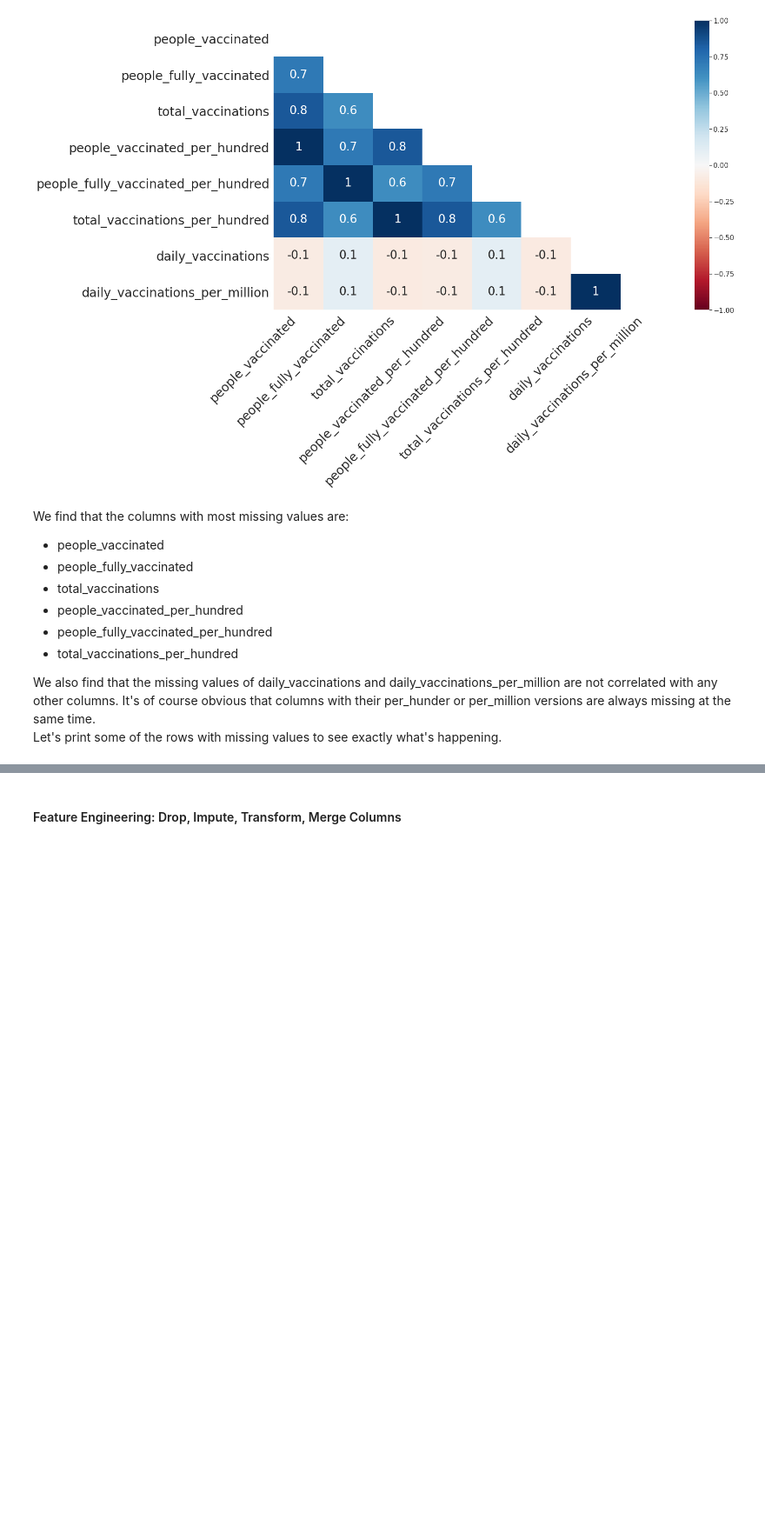
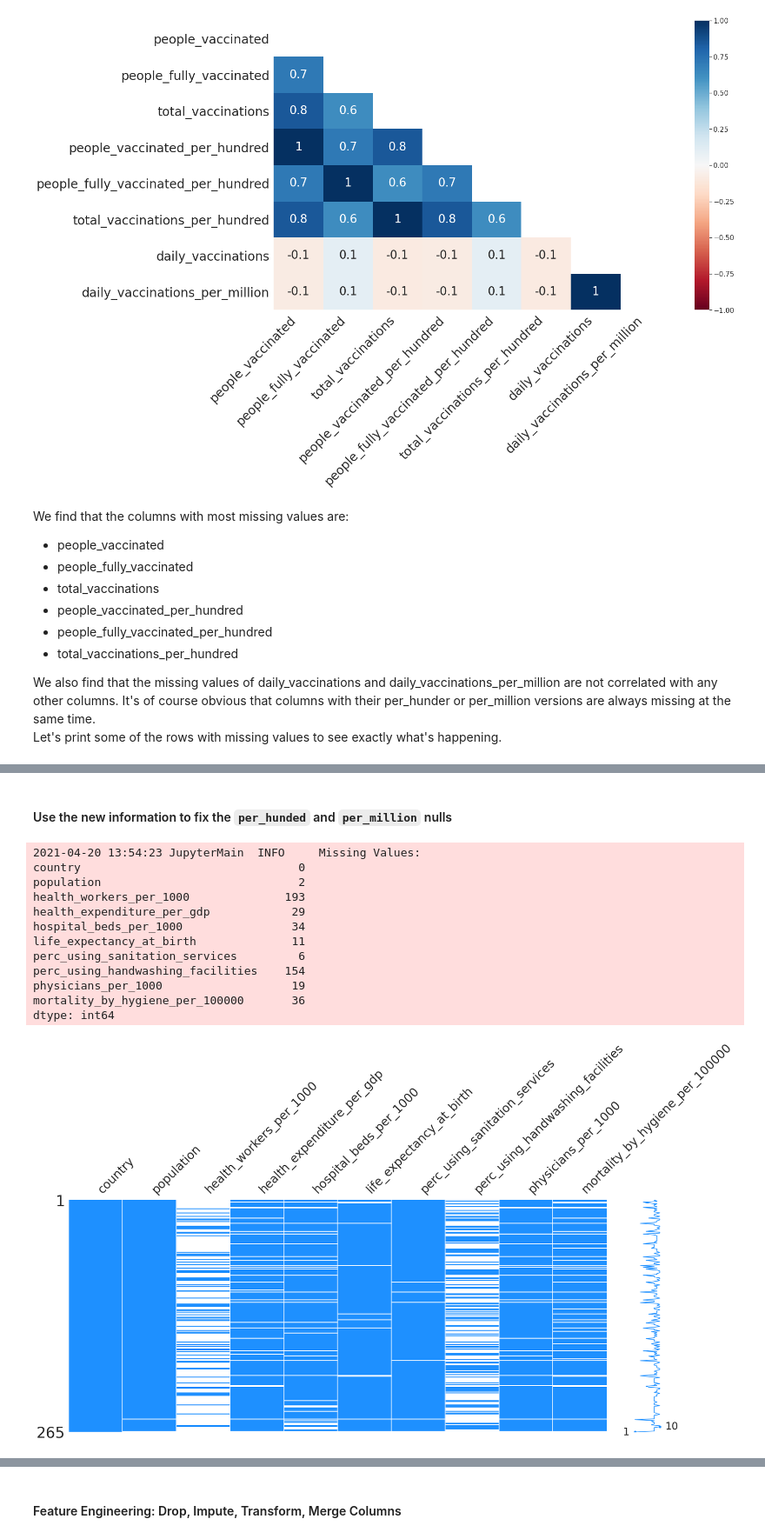
Before and after one commit to drkostas/covid19-vaccinations-predict, a Jupyter notebook: project.ipynb, the cells around one changed output, grey strips where cells are left out. Shown at 87% size. Drawn from its saved outputs; the diff is of its cells as text; code cells hidden in the pictures; blank space fills up the shorter version.

```diff
--- a/project.ipynb
+++ b/project.ipynb
@@ -67,5 +68,6 @@ rcParams['axes.titlepad'] = 20
 conf_obj = Configuration(config_src='confs/covid.yml')
 covid_conf = conf_obj.get_config('covid-progress')[0]
 data_path = covid_conf['properties']['data_path']
+data_extra_path = covid_conf['properties']['data_extra_path']
 log_path = covid_conf['properties']['log_path']
 # %% [output]
@@ -472,0 +569,34 @@ dtype: int64
+# %% [markdown]
+#### Use the new information to fix the `per_hunded` and `per_million` nulls
+# %%
+
+
+countries_meta_df_clean_2 = countries_meta_df_clean.copy()
+cols = ['country', 'population', 'health_workers_per_1000', 'health_expenditure_per_gdp',
+        'hospital_beds_per_1000', 'life_expectancy_at_birth',
+        'perc_using_sanitation_services', 'perc_using_handwashing_facilities',
+        'physicians_per_1000', 'mortality_by_hygiene_per_100000']
+for col in cols[1:]:
+    countries_meta_df_clean_2.loc[:, col] = pd.to_numeric(countries_meta_df_clean_2[col], errors='coerce')
+#     countries_meta_df_clean_2.loc[:, [col]] = countries_meta_df_clean_2.loc[:, [col]]\
+#                                     .groupby(countries_meta_df_clean_2['country'])\
+#                                     .ffill()
+viz_missing_vals(countries_meta_df_clean_2, cols, skip_2=True)
+# Drop columns with many nulls
+cols_to_drop = ["health_workers_per_1000", "perc_using_handwashing_facilities"]
+countries_meta_df_clean_2 = countries_meta_df_clean_2.drop(columns=cols_to_drop)
+cols = list(set(cols).difference(set(cols_to_drop)))
+# %% [output]
+2021-04-20 13:54:23 JupyterMain  INFO     Missing Values:
+country                                0
+population                             2
+health_workers_per_1000              193
+health_expenditure_per_gdp            29
+hospital_beds_per_1000                34
+life_expectancy_at_birth              11
+perc_using_sanitation_services         6
+perc_using_handwashing_facilities    154
+physicians_per_1000                   19
+mortality_by_hygiene_per_100000       36
+dtype: int64
+[figure, added]
```
Also changed, not shown: parts of 30 cells of this notebook, 1 other file.
